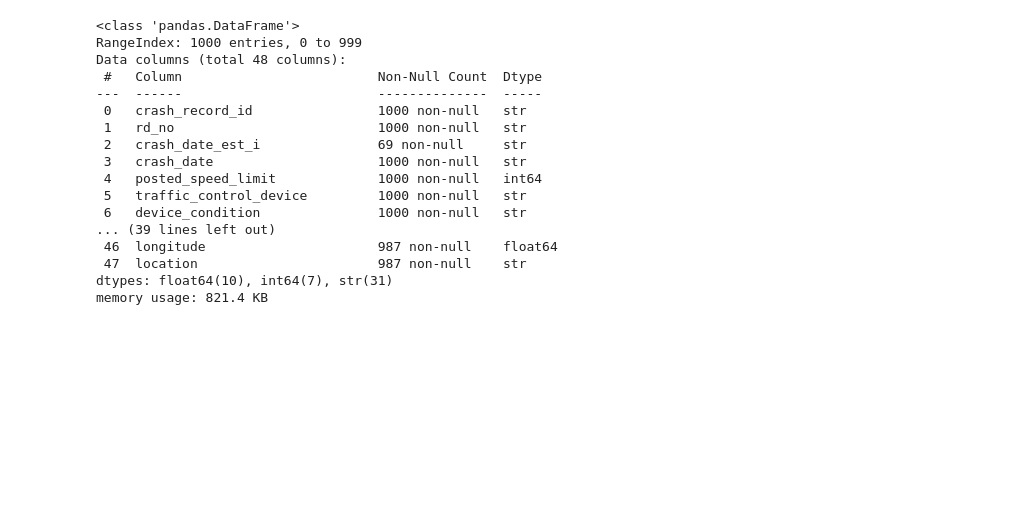
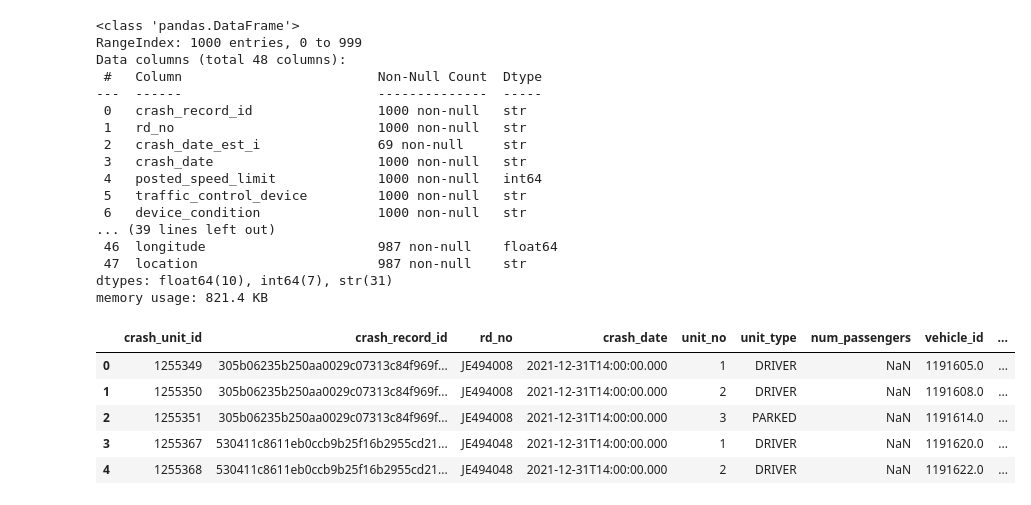
Before and after one commit to ViktorBezrukov/Python_Building_ETL, a Jupyter notebook: ch_5/data_discovery.ipynb, the cells around one changed output. Saved outputs shown, nothing was run; the diff lists cells and outputs as text; code cells hidden in the pictures; blank space fills up the shorter version.

Commit message:
Add data cleansing, transformation and mapping

```diff
--- a/ch_5/data_discovery.ipynb
+++ b/ch_5/data_discovery.ipynb
@@ -96,0 +110,11 @@ memory usage: 821.4 KB
+# %%
+# Merging datasets and data aggregation
+df_vehicles= pd.read_csv("data/traffic_crash_vehicle.csv")
+df_vehicles.head()
+# %% [output]
+|  | crash_unit_id | crash_record_id | rd_no | crash_date | unit_no | unit_type | num_passengers | vehicle_id | ... |
+| 0 | 1255349 | 305b06235b250aa0029c07313c84f969f... | JE494008 | 2021-12-31T14:00:00.000 | 1 | DRIVER | NaN | 1191605.0 | ... |
+| 1 | 1255350 | 305b06235b250aa0029c07313c84f969f... | JE494008 | 2021-12-31T14:00:00.000 | 2 | DRIVER | NaN | 1191608.0 | ... |
+| 2 | 1255351 | 305b06235b250aa0029c07313c84f969f... | JE494008 | 2021-12-31T14:00:00.000 | 3 | PARKED | NaN | 1191614.0 | ... |
+| 3 | 1255367 | 530411c8611eb0ccb9b25f16b2955cd21... | JE494048 | 2021-12-31T14:00:00.000 | 1 | DRIVER | NaN | 1191620.0 | ... |
+| 4 | 1255368 | 530411c8611eb0ccb9b25f16b2955cd21... | JE494048 | 2021-12-31T14:00:00.000 | 2 | DRIVER | NaN | 1191622.0 | ... |
```
Also changed, not shown: parts of 12 cells of this notebook, 1 other file.
